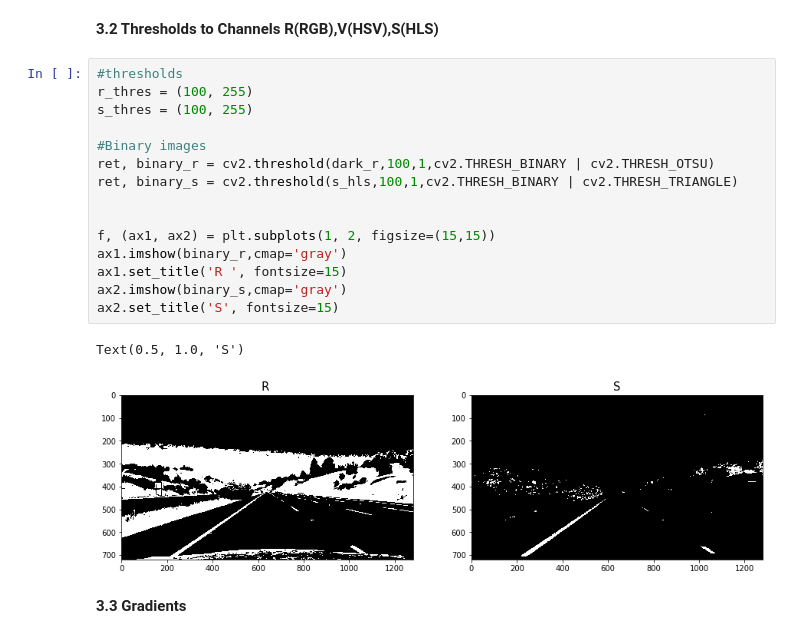
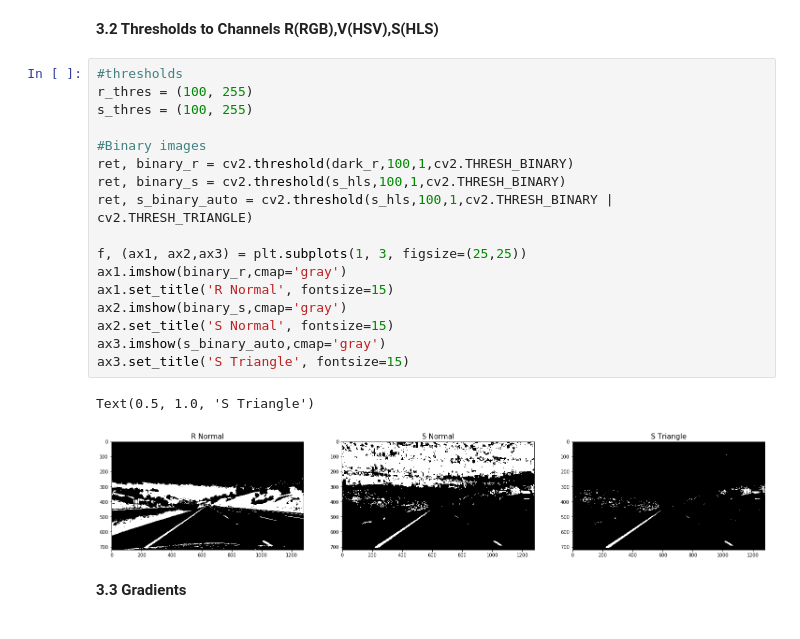
Before and after one commit to rscova/CarND-Advanced-Lane-Lines, a Jupyter notebook: pipeline_step_by_step.ipynb, the cells around one changed output. Saved outputs shown, nothing was run; the diff lists cells and outputs as text.

```diff
--- a/pipeline_step_by_step.ipynb
+++ b/pipeline_step_by_step.ipynb
@@ -230,21 +230,23 @@ Text(0.5, 1.0, 'Cb')
 # %%
 #thresholds
 r_thres = (100, 255)
 s_thres = (100, 255)
 
 #Binary images
-ret, binary_r = cv2.threshold(dark_r,100,1,cv2.THRESH_BINARY | cv2.THRESH_OTSU)
-ret, binary_s = cv2.threshold(s_hls,100,1,cv2.THRESH_BINARY | cv2.THRESH_TRIANGLE)
+ret, binary_r = cv2.threshold(dark_r,100,1,cv2.THRESH_BINARY)
+ret, binary_s = cv2.threshold(s_hls,100,1,cv2.THRESH_BINARY)
+ret, s_binary_auto = cv2.threshold(s_hls,100,1,cv2.THRESH_BINARY | cv2.THRESH_TRIANGLE)
 
-
-f, (ax1, ax2) = plt.subplots(1, 2, figsize=(15,15))
+f, (ax1, ax2,ax3) = plt.subplots(1, 3, figsize=(25,25))
 ax1.imshow(binary_r,cmap='gray')
-ax1.set_title('R ', fontsize=15)
+ax1.set_title('R Normal', fontsize=15)
 ax2.imshow(binary_s,cmap='gray')
-ax2.set_title('S', fontsize=15)
+ax2.set_title('S Normal', fontsize=15)
+ax3.imshow(s_binary_auto,cmap='gray')
+ax3.set_title('S Triangle', fontsize=15)
 # %% [output]
-Text(0.5, 1.0, 'S')
+Text(0.5, 1.0, 'S Triangle')
-[figure, old version]
+[figure, new version]
 # %% [markdown]
 **3.3 Gradients**
 # %%
```
Also changed, not shown: parts of 6 cells of this notebook, 11 other files.
